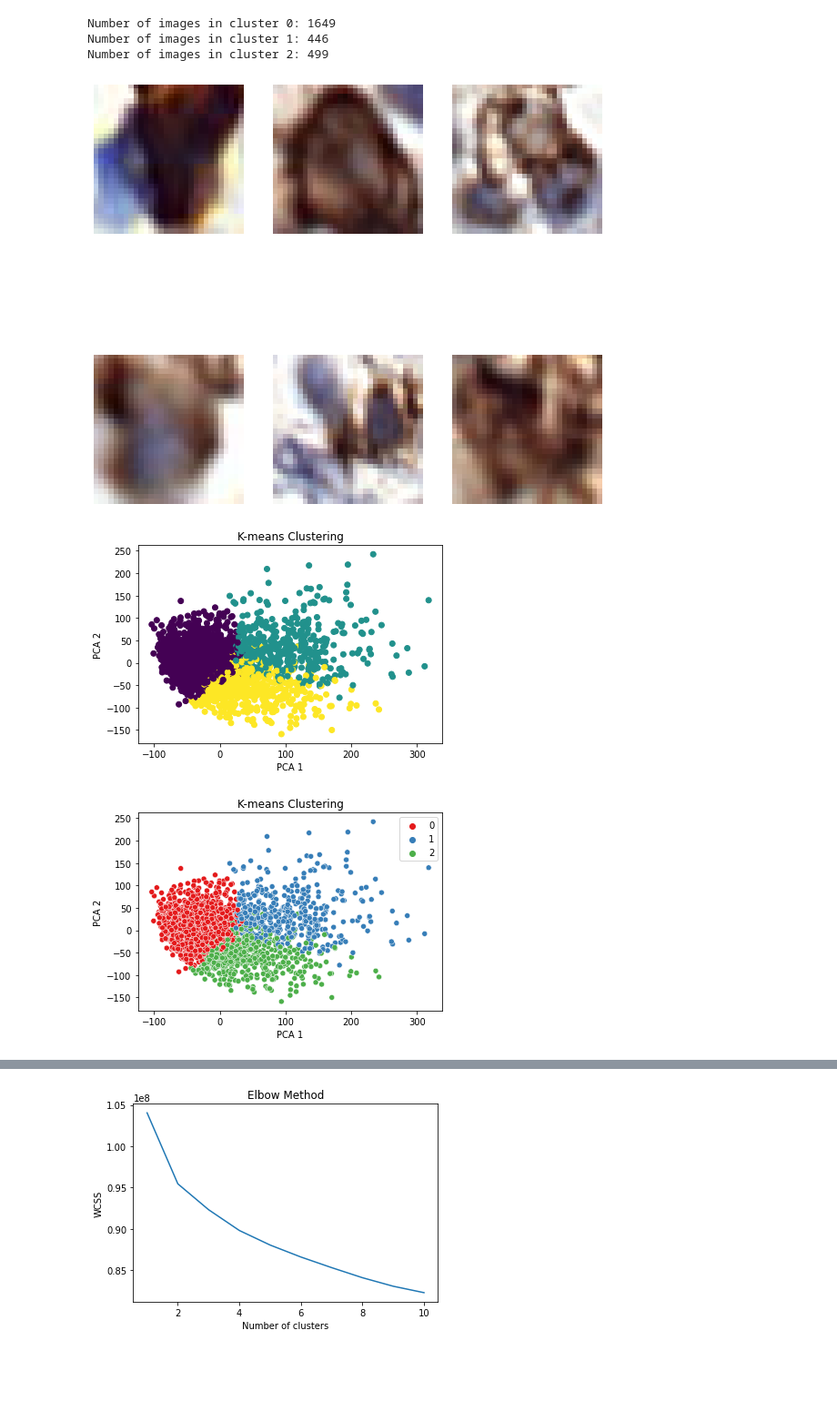
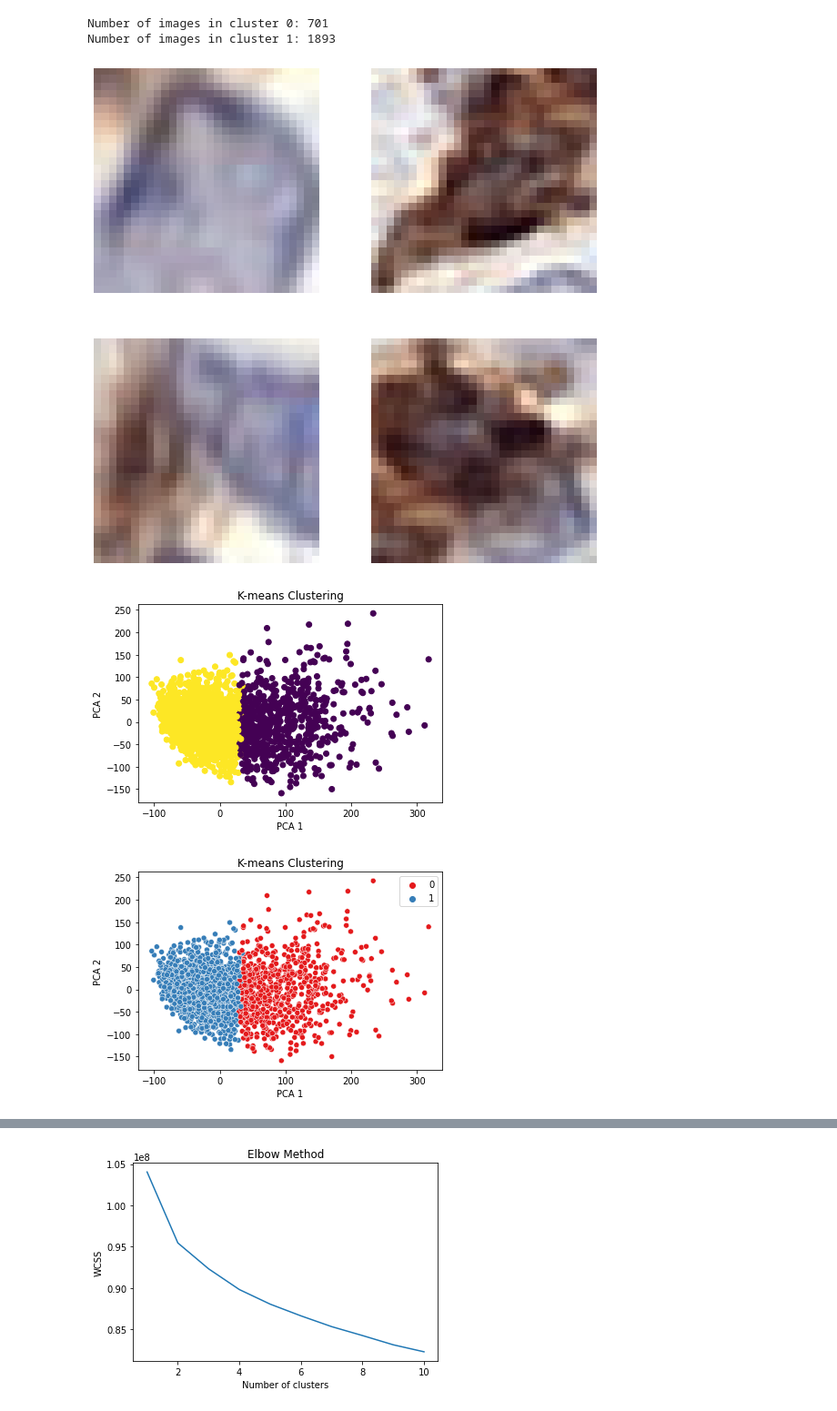
Before and after one commit to raja-7-c/spear4med-Raja, a Jupyter notebook: Hematoxylin-brown_score/H_BROWN_kmeans_clustering_vggnet (1).ipynb, the cells around one changed output, grey strips where cells are left out. Shown: that part at 91% size. Drawn from its saved outputs; the diff is of its cells as text; code cells hidden in the pictures; blank space fills up the shorter version.

```diff
--- a/Hematoxylin-brown_score/H_BROWN_kmeans_clustering_vggnet (1).ipynb
+++ b/Hematoxylin-brown_score/H_BROWN_kmeans_clustering_vggnet (1).ipynb
@@ -29,6 +29,7 @@ from keras.applications.vgg16 import VGG16
 from keras.applications.vgg16 import preprocess_input
 import keras.utils as image
 from sklearn.cluster import KMeans
+from sklearn.preprocessing import StandardScaler
 import numpy as np
 import os
 
@@ -59,8 +60,12 @@ for filename in os.listdir(folder_path):
 # Convert the list of feature vectors to a numpy array
 feature_vectors = np.array(feature_vectors)
 
+# Normalize the feature vectors using StandardScaler
+#scaler = StandardScaler()
+#feature_vectors = scaler.fit_transform(feature_vectors)
+
 # Perform K-means clustering on the feature vectors
-kmeans = KMeans(n_clusters=3, random_state=0).fit(feature_vectors)
+kmeans = KMeans(n_clusters=2, random_state=0).fit(feature_vectors)
 
 # Print the cluster labels for each image
 print(kmeans.labels_)
@@ -127,7 +132,7 @@ for filename in os.listdir(folder_path):
 image_paths = np.array(image_paths)
 
 # Iterate through all the clusters
-for i in range(3):
+for i in range(2):
     # Get the indices of all images in the current cluster
     cluster_indices = np.where(kmeans.labels_ == i)[0]
     # Get the image paths for the images in the current cluster
@@ -136,20 +141,19 @@ for i in range(3):
     print(f"Number of images in cluster {i}: {len(cluster_image_paths)}")
     # Display a few images from the current cluster
 # %% [output]
-Number of images in cluster 0: 1649
-Number of images in cluster 1: 446
-Number of images in cluster 2: 499
+Number of images in cluster 0: 701
+Number of images in cluster 1: 1893
 # %%
 import matplotlib.pyplot as plt
 
-fig, axs = plt.subplots(2, 3, figsize=(10, 10))
+fig, axs = plt.subplots(2, 2, figsize=(10, 10))
 for j, ax in enumerate(axs.flat):
     im = Image.open(cluster_image_paths[j])
     ax.imshow(im)
     ax.axis('off')
 plt.show()
 # %% [output]
-[figure, old version]
+[figure, new version]
 # %%
 import matplotlib.pyplot as plt
 from sklearn.decomposition import PCA
@@ -165,7 +169,7 @@ plt.xlabel("PCA 1")
 plt.ylabel("PCA 2")
 plt.show()
 # %% [output]
-[figure, old version]
+[figure, new version]
 # %%
 import seaborn as sns
 
@@ -180,4 +184,4 @@ plt.xlabel("PCA 1")
 plt.ylabel("PCA 2")
 plt.show()
 # %% [output]
-[figure, old version]
+[figure, new version]
```
Also changed, not shown: parts of 5 cells of this notebook.
